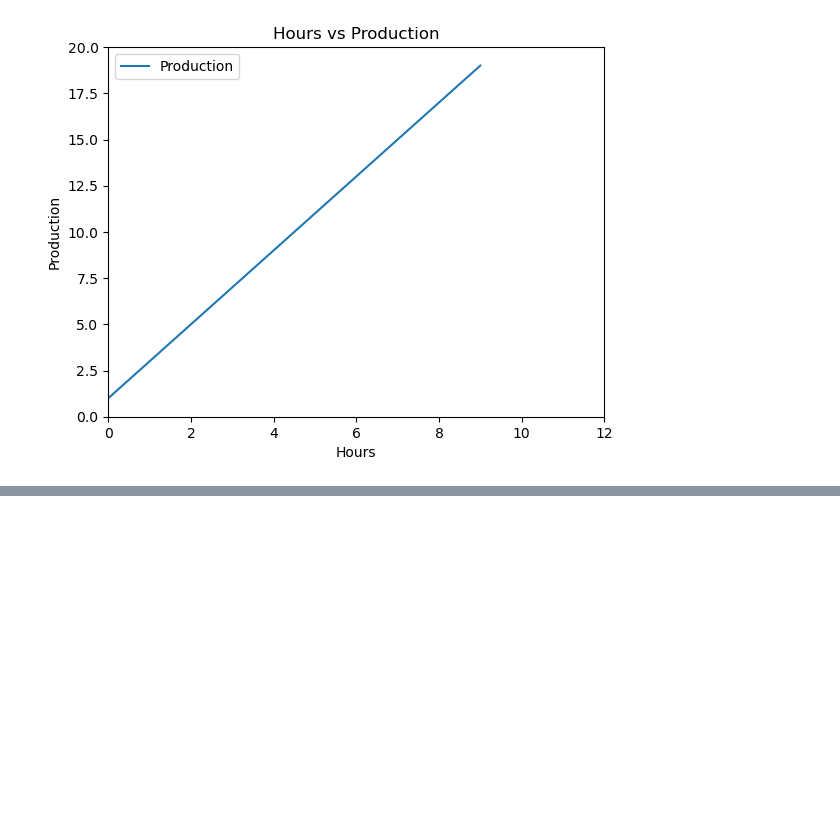
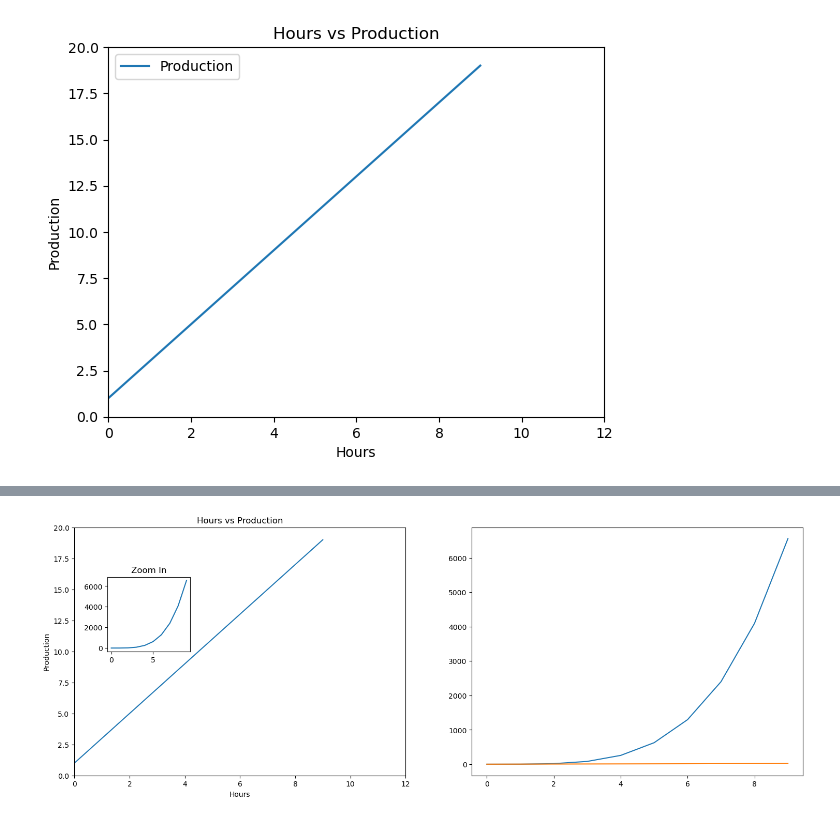
Before and after one commit to pythonai200425/29.09.2025, a Jupyter notebook: matplotlib_290925.ipynb, the cells around one changed output, grey strips where cells are left out. Saved outputs shown, nothing was run; the diff lists cells and outputs as text; code cells hidden in the pictures; blank space fills up the shorter version.

```diff
--- a/matplotlib_290925.ipynb
+++ b/matplotlib_290925.ipynb
@@ -50,0 +74,35 @@ Save as training_muscle.jpg and show the plot
+# %%
+
+# draw 2+ graphs in the plot
+# figure = canvas for drawing
+# axes = graph location
+fig = plt.figure(figsize=(6.4, 4.8))  # 640 ==> 6.4, 480 => 4.8 --- default
+graph1 = fig.add_axes([0, 0, 1, 1])  # create axes for graph1
+#                    start_x, starty, size_x, size_y
+
+x = np.arange(0, 10) # x = [0 1 2 3 4 5 6 7 8 9]
+y = 2 * x + 1
+graph1.set_xlim(0, 12)
+graph1.set_ylim(0, 20)
+graph1.set_title('Hours vs Production')
+graph1.set_xlabel('Hours')
+graph1.set_ylabel('Production')
+graph1.plot(x, y)
+
+graph2 = fig.add_axes([0.1, 0.5, 0.25, 0.3])  # create axes for graph2
+a = np.arange(0, 10) # x = [0 1 2 3 4 5 6 7 8 9]
+b = x ** 4
+graph2.set_title('Zoom In')
+graph2.plot(a, b)
+
+
+graph3 = fig.add_axes([1.2, 0, 1, 1])  # create axes for graph3
+a2 = np.arange(0, 10) # x = [0 1 2 3 4 5 6 7 8 9]
+b2 = x ** 4
+graph3.plot(a2, b2)
+
+plt.plot(x, y)
+
+plt.show()
+# %% [output]
+[figure, added]
```
Also changed, not shown: parts of 3 cells of this notebook.
